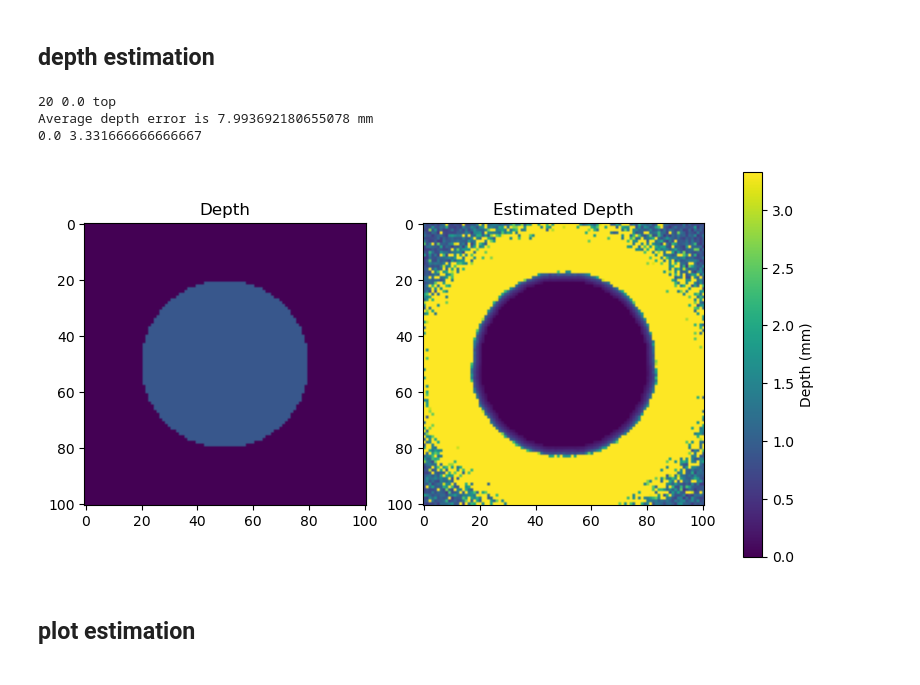
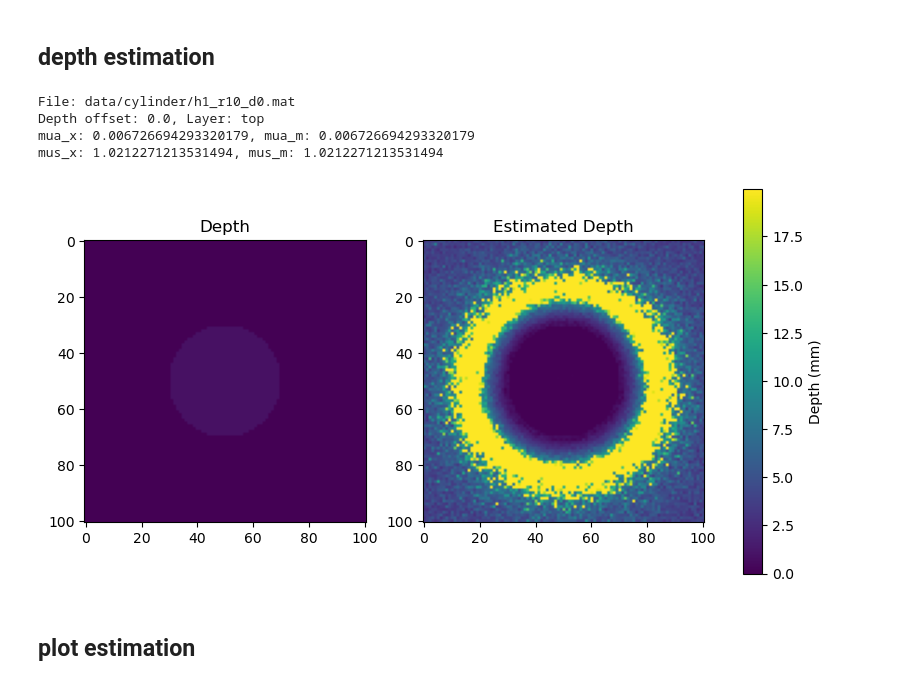
Before and after one commit to VictorH2208/gtx, a Jupyter notebook: numerical/analytical.ipynb, the cells around one changed output. Drawn from its saved outputs; the diff is of its cells as text; code cells hidden in the pictures.

```diff
--- a/numerical/analytical.ipynb
+++ b/numerical/analytical.ipynb
@@ -503,15 +502,15 @@ def inverse_fluorescence_depth(F, fx, mua_x, mus_x, mua_m, mus_m, nrel, numerica
     zDelta = numerical_vars.get("zDelta", 0.05)
     depth_offset = numerical_vars.get("depth_offset", 0)
     layerFl = numerical_vars.get("layerFl", "top")
+    masked = numerical_vars.get("masked", True)
 
     # Depth range
     if layerFl == "bottom":
         # z_vals = np.arange(depth_offset, hFl + depth_offset, zDelta)
-        z_vals = np.arange(0, hFl + depth_offset, zDelta)
+        z_vals = np.arange(0, hFl, zDelta)
     else:
         z_vals = np.arange(0, hFl, zDelta)
 
-    # print(z_vals)
 
     Tef, Tef_z, phi_x, phi_m = compute_Tef(
         mua_x, mus_x,
@@ -525,8 +524,8 @@ def inverse_fluorescence_depth(F, fx, mua_x, mus_x, mua_m, mus_m, nrel, numerica
     H, W, F_ = F.shape
     fDC = 0
     F_DC = F[..., fDC]
-    # range_ac = range(1, F_)
-    range_ac = [4]
+    range_ac = range(1, F_)
+
 
     z_est = np.zeros((F_, H, W))
     qF_est = np.zeros((F_, H, W))
@@ -550,7 +549,12 @@ def inverse_fluorescence_depth(F, fx, mua_x, mus_x, mua_m, mus_m, nrel, numerica
                 Tef_dc_interp = np.interp(z_interp, z_vals, Tef_z[i, j, :, fDC], left=1e-6, right=1e-6)
                 qF_est[fAC, i, j] += F_DC[i, j] / Tef_dc_interp if Tef_dc_interp > 0 else 0.0
 
-    z_est = np.average(z_est, axis=0)
+    def masked_min(z_est):
+        masked = np.ma.masked_equal(z_est, 0)
+        min_nonzero = np.ma.min(masked, axis=0).filled(0)
+        return min_nonzero
+
+    z_est = masked_min(z_est) if masked else np.average(z_est, axis=0)
     qF_est = np.average(qF_est, axis=0)
 
     return z_est, qF_est
@@ -706,21 +727,28 @@ def run_numerical_solver(filepath, hFl, zDelta, layerFl, depth_offset, type_data
     # return z_est, qf_est
 # %%
 run_numerical_solver(
-    filepath=f"data/cylinder/h1_r15_d0.mat",
-    hFl=20,
-    zDelta=0.01,
-    layerFl='top',
-    depth_offset=0,
+    filepath=f"data/cylinder/h1_r10_d0.mat",
     type_data='cylinder',
-    idx=None,
-    fxDependence=True,
-    extrapolation=False,
+    numerical_vars={
+        'eta': 0.03,
+        'nrel': 1.33,
+        'hFl': 20,
+        'zDelta': 0.01,
+        'layerFl': 'top',
+        'depth_offset': 0,
+        'fxDependence': True,
+        'extrapolation': False,
+        'add_Chrom': False,
+        'masked': True,
+        'plot': True
+    }
 )
 # %% [output]
-20 0.0 top
-Average depth error is 7.993692180655078 mm
-0.0 3.331666666666667
+File: data/cylinder/h1_r10_d0.mat
+Depth offset: 0.0, Layer: top
+mua_x: 0.006726694293320179, mua_m: 0.006726694293320179
+mus_x: 1.0212271213531494, mus_m: 1.0212271213531494
-[figure, old version]
+[figure, new version]
 # %% [markdown]
 ## plot estimation
 # %%
```
Also changed, not shown: parts of 7 cells of this notebook.
